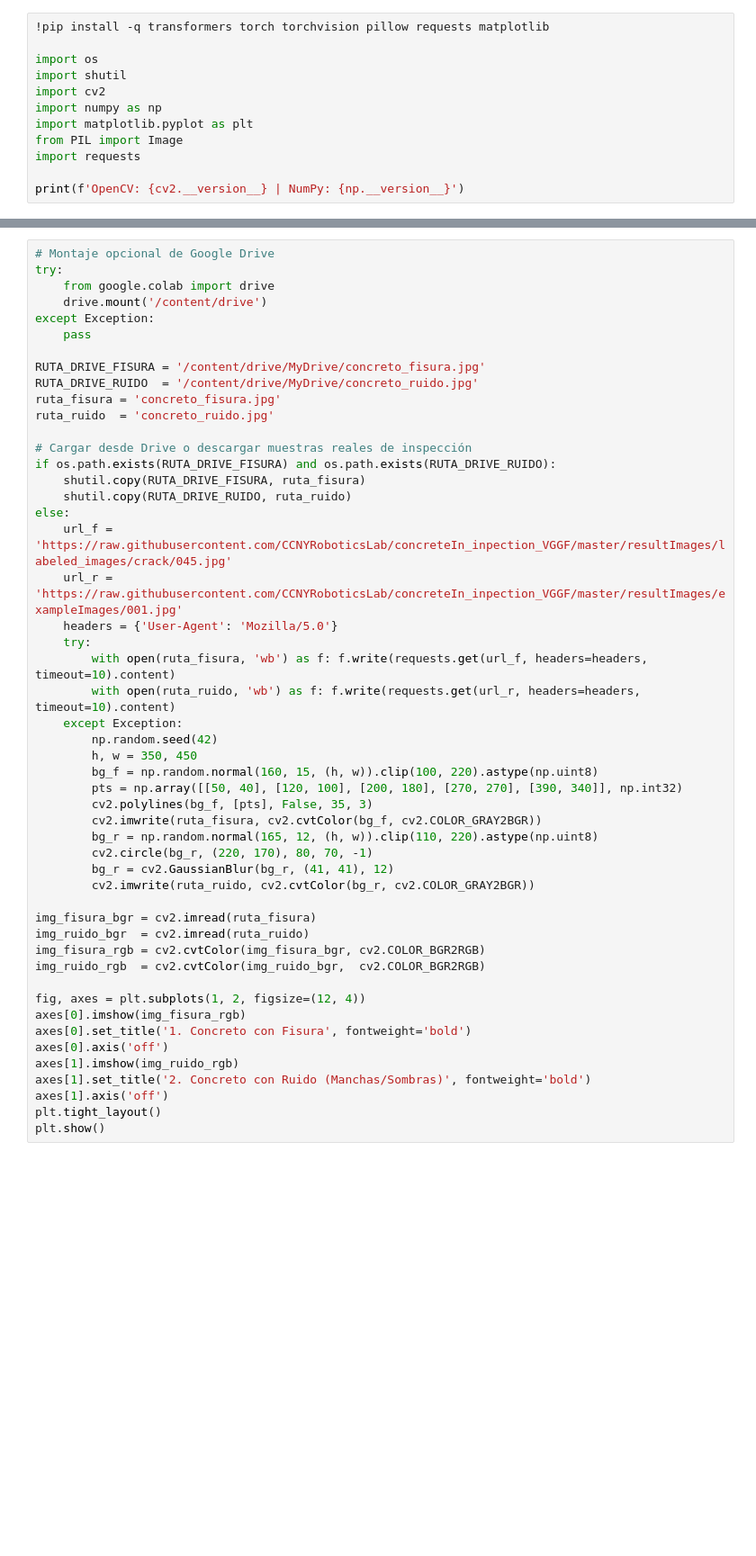
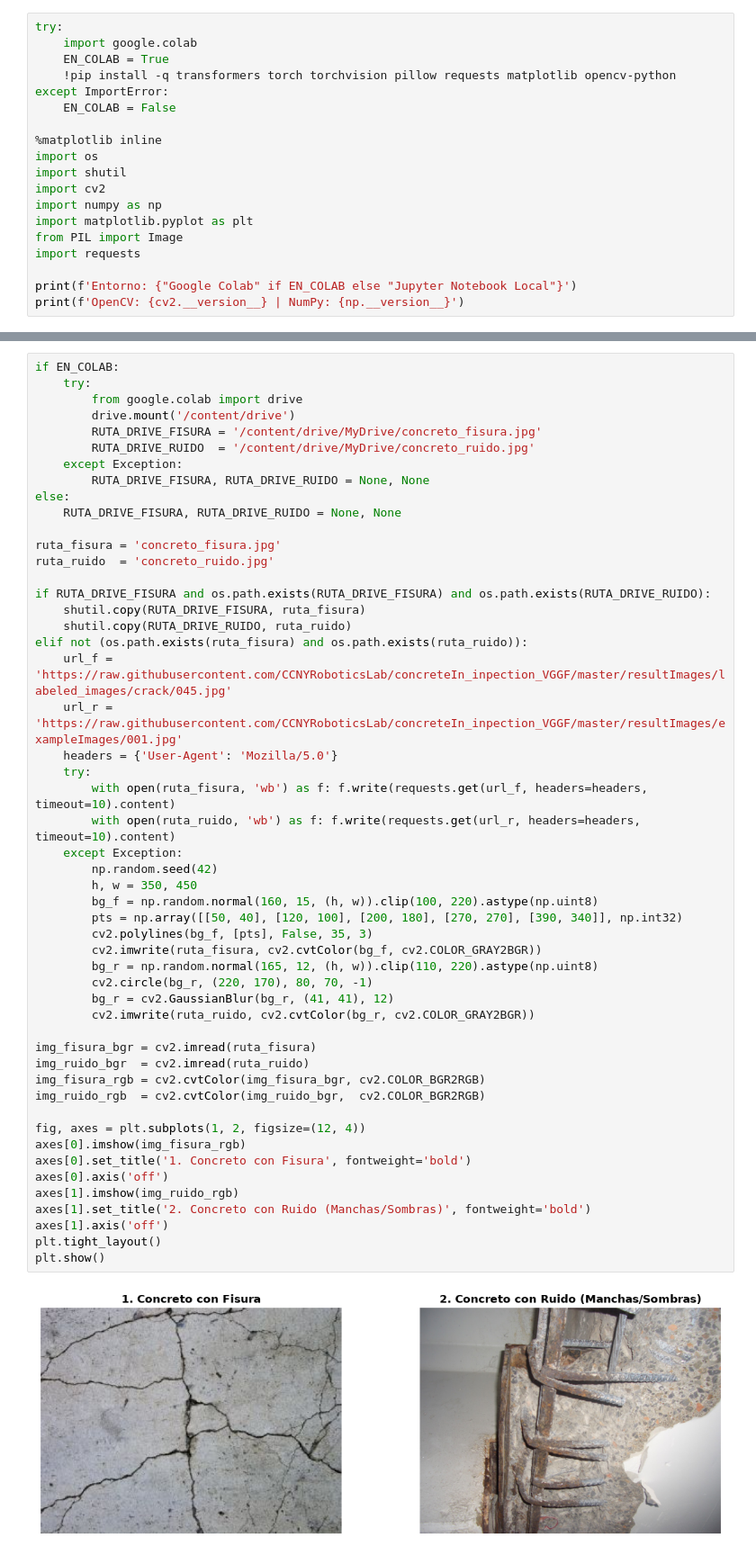
Before and after one commit to coli2233/opcv, a Jupyter notebook: Inspeccion_Automatizada_Estructuras_Vision_Computacional.ipynb, the cells around one changed output, grey strips where cells are left out. Shown at 90% size. Saved outputs shown, nothing was run; the diff lists cells and outputs as text; blank space fills up the shorter version.

```diff
--- a/Inspeccion_Automatizada_Estructuras_Vision_Computacional.ipynb
+++ b/Inspeccion_Automatizada_Estructuras_Vision_Computacional.ipynb
@@ -7,6 +11,12 @@ Instalación de dependencias para visión computacional y modelos preentrenados.
 # %%
-!pip install -q transformers torch torchvision pillow requests matplotlib
+try:
+    import google.colab
+    EN_COLAB = True
+    !pip install -q transformers torch torchvision pillow requests matplotlib opencv-python
+except ImportError:
+    EN_COLAB = False
 
+%matplotlib inline
 import os
 import shutil
 import cv2
@@ -15,4 +25,5 @@ import matplotlib.pyplot as plt
 from PIL import Image
 import requests
 
+print(f'Entorno: {"Google Colab" if EN_COLAB else "Jupyter Notebook Local"}')
 print(f'OpenCV: {cv2.__version__} | NumPy: {np.__version__}')
@@ -22,52 +36,55 @@ Carga de dos imágenes de concreto: una con fisura evidente y otra con ruido vis
 # %%
-# Montaje opcional de Google Drive
-try:
-    from google.colab import drive
-    drive.mount('/content/drive')
-except Exception:
-    pass
+if EN_COLAB:
+    try:
+        from google.colab import drive
+        drive.mount('/content/drive')
+        RUTA_DRIVE_FISURA = '/content/drive/MyDrive/concreto_fisura.jpg'
+        RUTA_DRIVE_RUIDO  = '/content/drive/MyDrive/concreto_ruido.jpg'
+    except Exception:
+        RUTA_DRIVE_FISURA, RUTA_DRIVE_RUIDO = None, None
+else:
+    RUTA_DRIVE_FISURA, RUTA_DRIVE_RUIDO = None, None
 
-RUTA_DRIVE_FISURA = '/content/drive/MyDrive/concreto_fisura.jpg'
-RUTA_DRIVE_RUIDO  = '/content/drive/MyDrive/concreto_ruido.jpg'
 ruta_fisura = 'concreto_fisura.jpg'
 ruta_ruido  = 'concreto_ruido.jpg'
 
-# Cargar desde Drive o descargar muestras reales de inspección
-if os.path.exists(RUTA_DRIVE_FISURA) and os.path.exists(RUTA_DRIVE_RUIDO):
+if RUTA_DRIVE_FISURA and os.path.exists(RUTA_DRIVE_FISURA) and os.path.exists(RUTA_DRIVE_RUIDO):
     shutil.copy(RUTA_DRIVE_FISURA, ruta_fisura)
     shutil.copy(RUTA_DRIVE_RUIDO, ruta_ruido)
-else:
+elif not (os.path.exists(ruta_fisura) and os.path.exists(ruta_ruido)):
     url_f = 'https://raw.githubusercontent.com/CCNYRoboticsLab/concreteIn_inpection_VGGF/master/resultImages/labeled_images/crack/045.jpg'
     url_r = 'https://raw.githubusercontent.com/CCNYRoboticsLab/concreteIn_inpection_VGGF/master/resultImages/exampleImages/001.jpg'
     headers = {'User-Agent': 'Mozilla/5.0'}
     try:
         with open(ruta_fisura, 'wb') as f: f.write(requests.get(url_f, headers=headers, timeout=10).content)
         with open(ruta_ruido, 'wb') as f: f.write(requests.get(url_r, headers=headers, timeout=10).content)
     except Exception:
         np.random.seed(42)
         h, w = 350, 450
         bg_f = np.random.normal(160, 15, (h, w)).clip(100, 220).astype(np.uint8)
         pts = np.array([[50, 40], [120, 100], [200, 180], [270, 270], [390, 340]], np.int32)
         cv2.polylines(bg_f, [pts], False, 35, 3)
         cv2.imwrite(ruta_fisura, cv2.cvtColor(bg_f, cv2.COLOR_GRAY2BGR))
         bg_r = np.random.normal(165, 12, (h, w)).clip(110, 220).astype(np.uint8)
         cv2.circle(bg_r, (220, 170), 80, 70, -1)
         bg_r = cv2.GaussianBlur(bg_r, (41, 41), 12)
         cv2.imwrite(ruta_ruido, cv2.cvtColor(bg_r, cv2.COLOR_GRAY2BGR))
 
 img_fisura_bgr = cv2.imread(ruta_fisura)
 img_ruido_bgr  = cv2.imread(ruta_ruido)
 img_fisura_rgb = cv2.cvtColor(img_fisura_bgr, cv2.COLOR_BGR2RGB)
 img_ruido_rgb  = cv2.cvtColor(img_ruido_bgr,  cv2.COLOR_BGR2RGB)
 
 fig, axes = plt.subplots(1, 2, figsize=(12, 4))
 axes[0].imshow(img_fisura_rgb)
 axes[0].set_title('1. Concreto con Fisura', fontweight='bold')
 axes[0].axis('off')
 axes[1].imshow(img_ruido_rgb)
 axes[1].set_title('2. Concreto con Ruido (Manchas/Sombras)', fontweight='bold')
 axes[1].axis('off')
 plt.tight_layout()
 plt.show()
+# %% [output]
+[figure, added]
 # %% [markdown]
 ## **Parte 1 - Paso 2: Escala de Grises y Suavizado Gaussiano**
```
Also changed, not shown: parts of 22 cells of this notebook, 2 other files.
